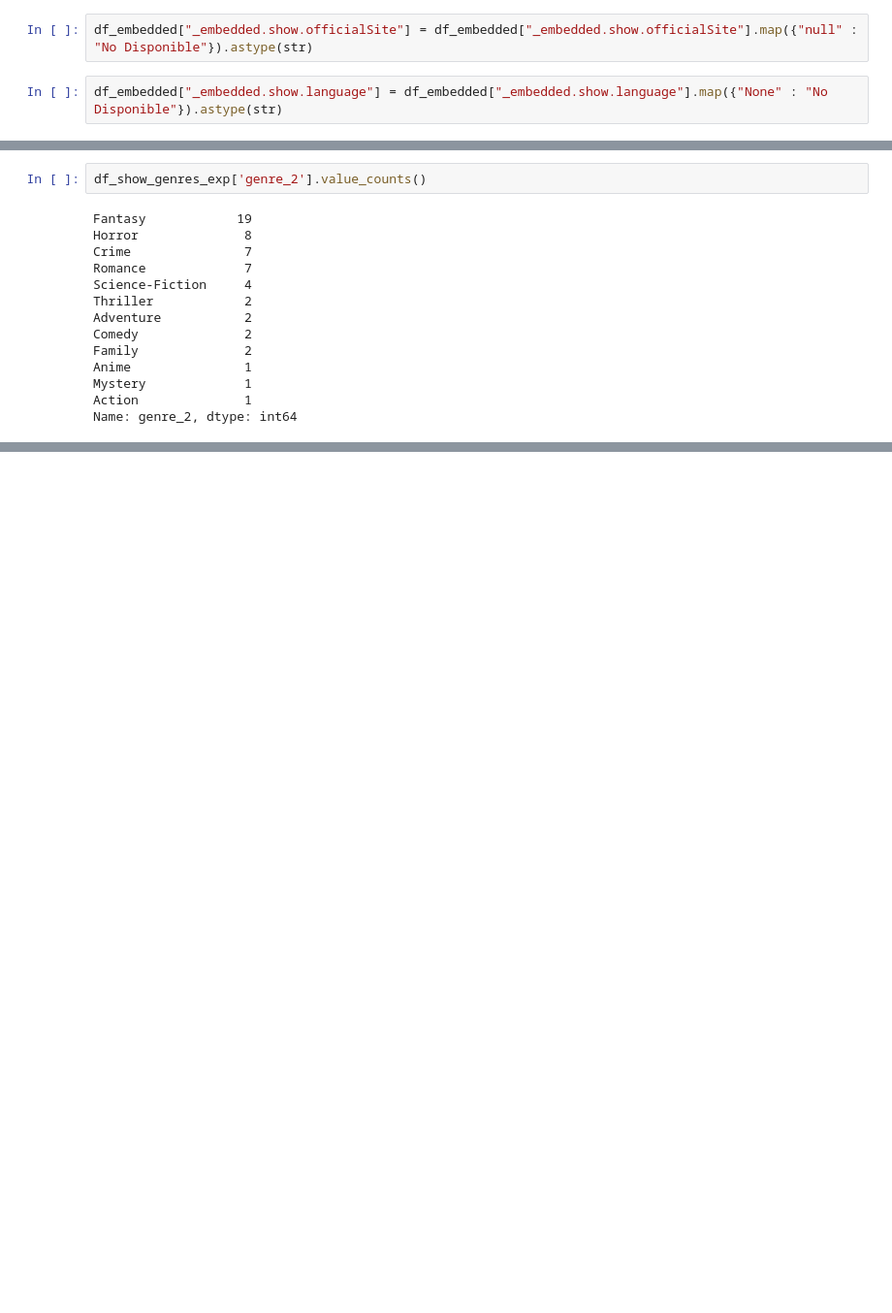
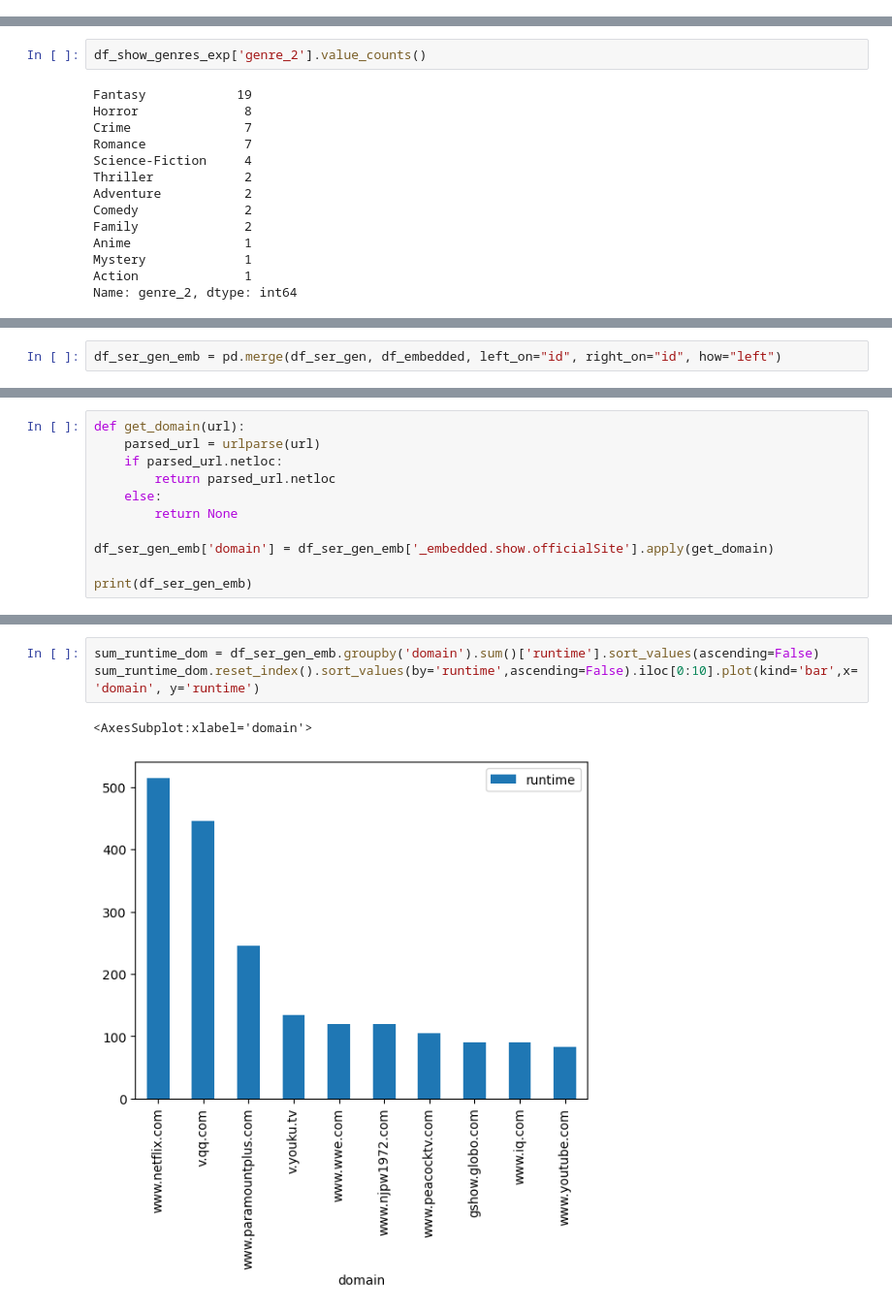
Before and after one commit to marya790/data_engineer, a Jupyter notebook: src/profiler.ipynb, the cells around one changed output, grey strips where cells are left out. Shown at 97% size. Cells and saved outputs as stored; diff of their text form; blank space fills up the shorter version.

```diff
--- a/src/profiler.ipynb
+++ b/src/profiler.ipynb
@@ -335,5 +340 @@ memory usage: 7.9+ KB
-# %%
-df_embedded["_embedded.show.officialSite"] = df_embedded["_embedded.show.officialSite"].map({"null" : "No Disponible"}).astype(str)
-# %%
-df_embedded["_embedded.show.language"] = df_embedded["_embedded.show.language"].map({"None" : "No Disponible"}).astype(str)
 # %%
@@ -452,0 +455,2 @@ Name: runtime, dtype: float64
+# %%
+df_ser_gen_emb = pd.merge(df_ser_gen, df_embedded, left_on="id", right_on="id", how="left")
@@ -452,0 +477,11 @@ Name: runtime, dtype: float64
+# %%
+def get_domain(url):
+    parsed_url = urlparse(url)
+    if parsed_url.netloc:
+        return parsed_url.netloc
+    else:
+        return None
+
+df_ser_gen_emb['domain'] = df_ser_gen_emb['_embedded.show.officialSite'].apply(get_domain)
+
+print(df_ser_gen_emb)
@@ -452,0 +506,6 @@ Name: runtime, dtype: float64
+# %%
+sum_runtime_dom = df_ser_gen_emb.groupby('domain').sum()['runtime'].sort_values(ascending=False)
+sum_runtime_dom.reset_index().sort_values(by='runtime',ascending=False).iloc[0:10].plot(kind='bar',x='domain', y='runtime')
+# %% [output]
+<AxesSubplot:xlabel='domain'>
+[figure, added]
```
Also changed, not shown: parts of 15 cells of this notebook.
